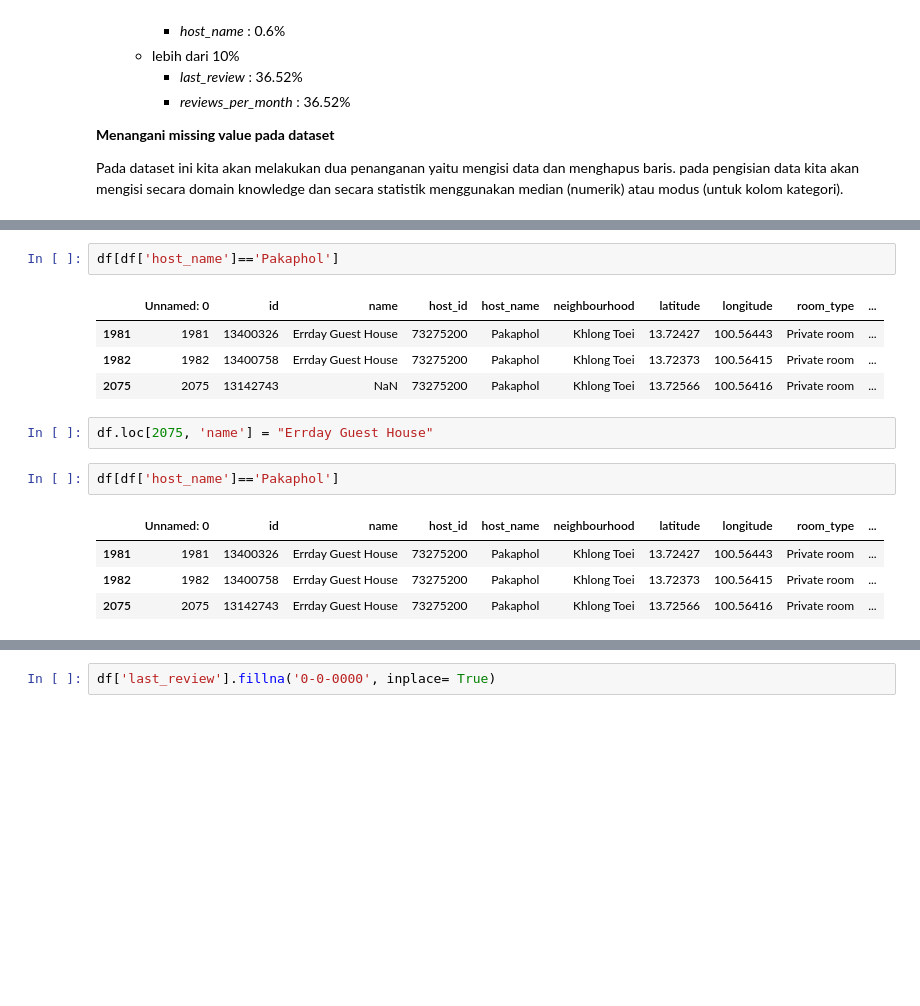
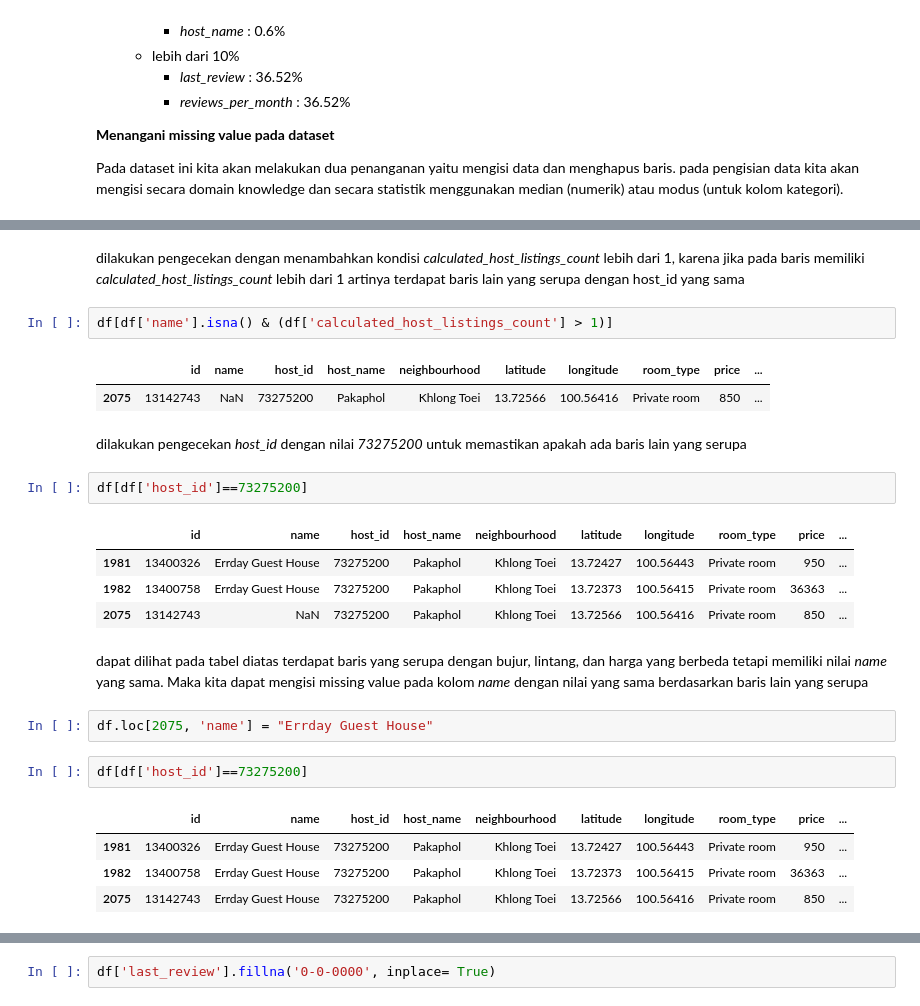
Before and after one commit to fadhelmurphy/airbnb-analysis, a Jupyter notebook: notebook.ipynb, the cells around one changed output, grey strips where cells are left out. Cells and saved outputs as stored; diff of their text form; blank space fills up the shorter version.

```diff
--- a/notebook.ipynb
+++ b/notebook.ipynb
@@ -198,19 +222,30 @@ df[df['name'].isna()]
+# %% [markdown]
+dilakukan pengecekan dengan menambahkan kondisi *calculated_host_listings_count* lebih dari 1, karena jika pada baris memiliki *calculated_host_listings_count* lebih dari 1 artinya terdapat baris lain yang serupa dengan host_id yang sama
+# %%
+df[df['name'].isna() & (df['calculated_host_listings_count'] > 1)]
+# %% [output]
+|  | id | name | host_id | host_name | neighbourhood | latitude | longitude | room_type | price | ... |
+| 2075 | 13142743 | NaN | 73275200 | Pakaphol | Khlong Toei | 13.72566 | 100.56416 | Private room | 850 | ... |
+# %% [markdown]
+dilakukan pengecekan *host_id* dengan nilai *73275200* untuk memastikan apakah ada baris lain yang serupa
 # %%
-df[df['host_name']=='Pakaphol']
+df[df['host_id']==73275200]
 # %% [output]
-|  | Unnamed: 0 | id | name | host_id | host_name | neighbourhood | latitude | longitude | room_type | ... |
-| 1981 | 1981 | 13400326 | Errday Guest House | 73275200 | Pakaphol | Khlong Toei | 13.72427 | 100.56443 | Private room | ... |
-| 1982 | 1982 | 13400758 | Errday Guest House | 73275200 | Pakaphol | Khlong Toei | 13.72373 | 100.56415 | Private room | ... |
-| 2075 | 2075 | 13142743 | NaN | 73275200 | Pakaphol | Khlong Toei | 13.72566 | 100.56416 | Private room | ... |
+|  | id | name | host_id | host_name | neighbourhood | latitude | longitude | room_type | price | ... |
+| 1981 | 13400326 | Errday Guest House | 73275200 | Pakaphol | Khlong Toei | 13.72427 | 100.56443 | Private room | 950 | ... |
+| 1982 | 13400758 | Errday Guest House | 73275200 | Pakaphol | Khlong Toei | 13.72373 | 100.56415 | Private room | 36363 | ... |
+| 2075 | 13142743 | NaN | 73275200 | Pakaphol | Khlong Toei | 13.72566 | 100.56416 | Private room | 850 | ... |
+# %% [markdown]
+dapat dilihat pada tabel diatas terdapat baris yang serupa dengan bujur, lintang, dan harga yang berbeda tetapi memiliki nilai *name* yang sama. Maka kita dapat mengisi missing value pada kolom *name* dengan nilai yang sama berdasarkan baris lain yang serupa
 # %%
 df.loc[2075, 'name'] = "Errday Guest House"
 # %%
-df[df['host_name']=='Pakaphol']
+df[df['host_id']==73275200]
 # %% [output]
-|  | Unnamed: 0 | id | name | host_id | host_name | neighbourhood | latitude | longitude | room_type | ... |
-| 1981 | 1981 | 13400326 | Errday Guest House | 73275200 | Pakaphol | Khlong Toei | 13.72427 | 100.56443 | Private room | ... |
-| 1982 | 1982 | 13400758 | Errday Guest House | 73275200 | Pakaphol | Khlong Toei | 13.72373 | 100.56415 | Private room | ... |
-| 2075 | 2075 | 13142743 | Errday Guest House | 73275200 | Pakaphol | Khlong Toei | 13.72566 | 100.56416 | Private room | ... |
+|  | id | name | host_id | host_name | neighbourhood | latitude | longitude | room_type | price | ... |
+| 1981 | 13400326 | Errday Guest House | 73275200 | Pakaphol | Khlong Toei | 13.72427 | 100.56443 | Private room | 950 | ... |
+| 1982 | 13400758 | Errday Guest House | 73275200 | Pakaphol | Khlong Toei | 13.72373 | 100.56415 | Private room | 36363 | ... |
+| 2075 | 13142743 | Errday Guest House | 73275200 | Pakaphol | Khlong Toei | 13.72566 | 100.56416 | Private room | 850 | ... |
 # %%
 df[df['name'].isna()]
 # %% [output]
```
Also changed, not shown: parts of 37 cells of this notebook.
